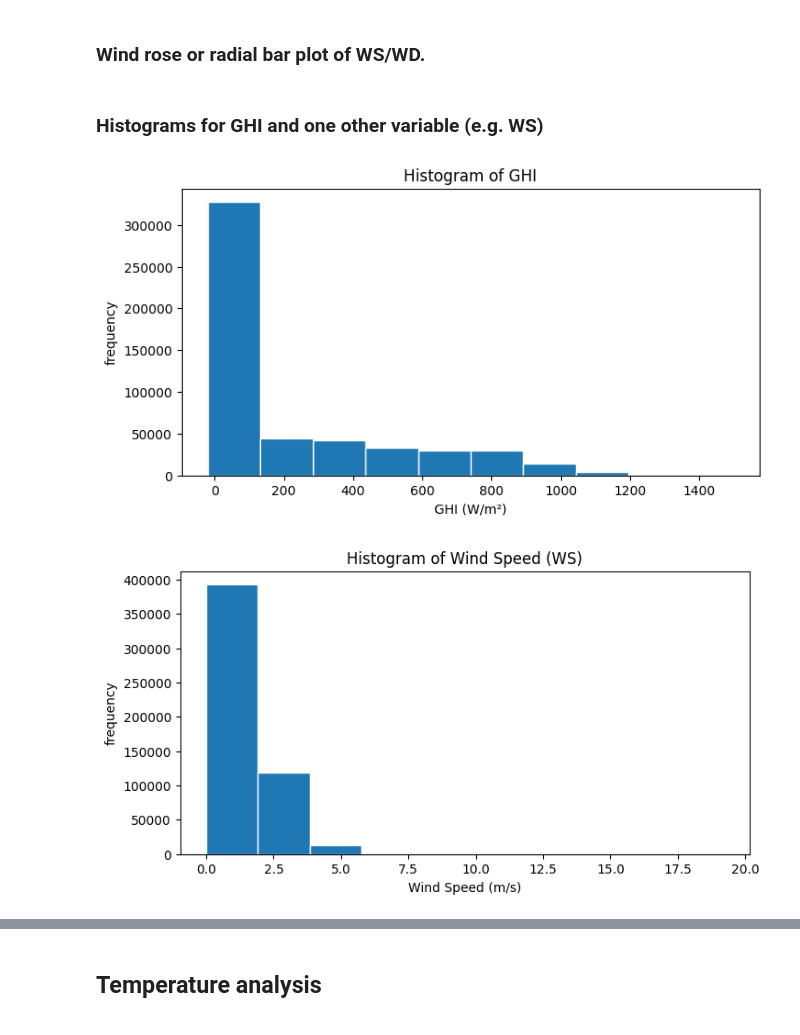
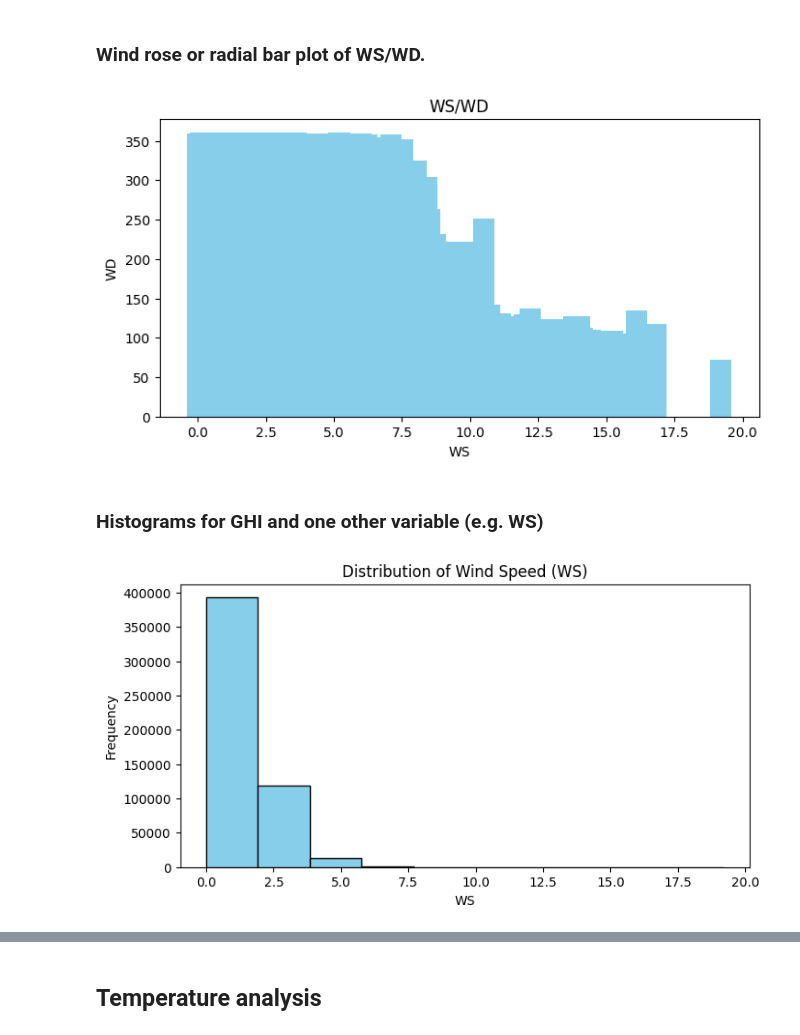
Before and after one commit to dawit-hopes/solar-challenge-week1, a Jupyter notebook: notebooks/eda-sierraleone-bumbuna.ipynb, the cells around one changed output, grey strips where cells are left out. Drawn from its saved outputs; the diff is of its cells as text; code cells hidden in the pictures.

```diff
--- a/notebooks/eda-sierraleone-bumbuna.ipynb
+++ b/notebooks/eda-sierraleone-bumbuna.ipynb
@@ -229,26 +217,12 @@ pltscatter()
 # %% [markdown]
 ### Wind rose or radial bar plot of WS/WD.
 # %%
-plt.figure(figsize=(8, 4))
-plt.bar(df['WS'], df['WD'], color='skyblue')
-plt.title('WS/WD')
-plt.xlabel("WS")
-plt.ylabel('WD')
-plt.show()
+utils.draw_barplot(df, "WS", "WD", "WS/WD")
+# %% [output]
+[figure, added]
 # %% [markdown]
 ### Histograms for GHI and one other variable (e.g. WS)
 # %%
-def plotHist(xcol, title, xlabel):
-    plt.figure(figsize=(8, 4))
-    plt.hist(df[xcol], bins=10, edgecolor="white")
-    plt.title(title)
-    plt.xlabel(xlabel)
-    plt.ylabel("frequency")
-    plt.show()
-
-
-plotHist("GHI", "Histogram of GHI", "GHI (W/m²)")
-plotHist("WS", "Histogram of Wind Speed (WS)", "Wind Speed (m/s)")
+utils.draw_histogram(df, "WS", "Distribution of Wind Speed (WS)")
 # %% [output]
-[figure, old version]
+[figure, new version]
-[figure, removed]
```
Also changed, not shown: parts of 9 cells of this notebook, 3 other files.
